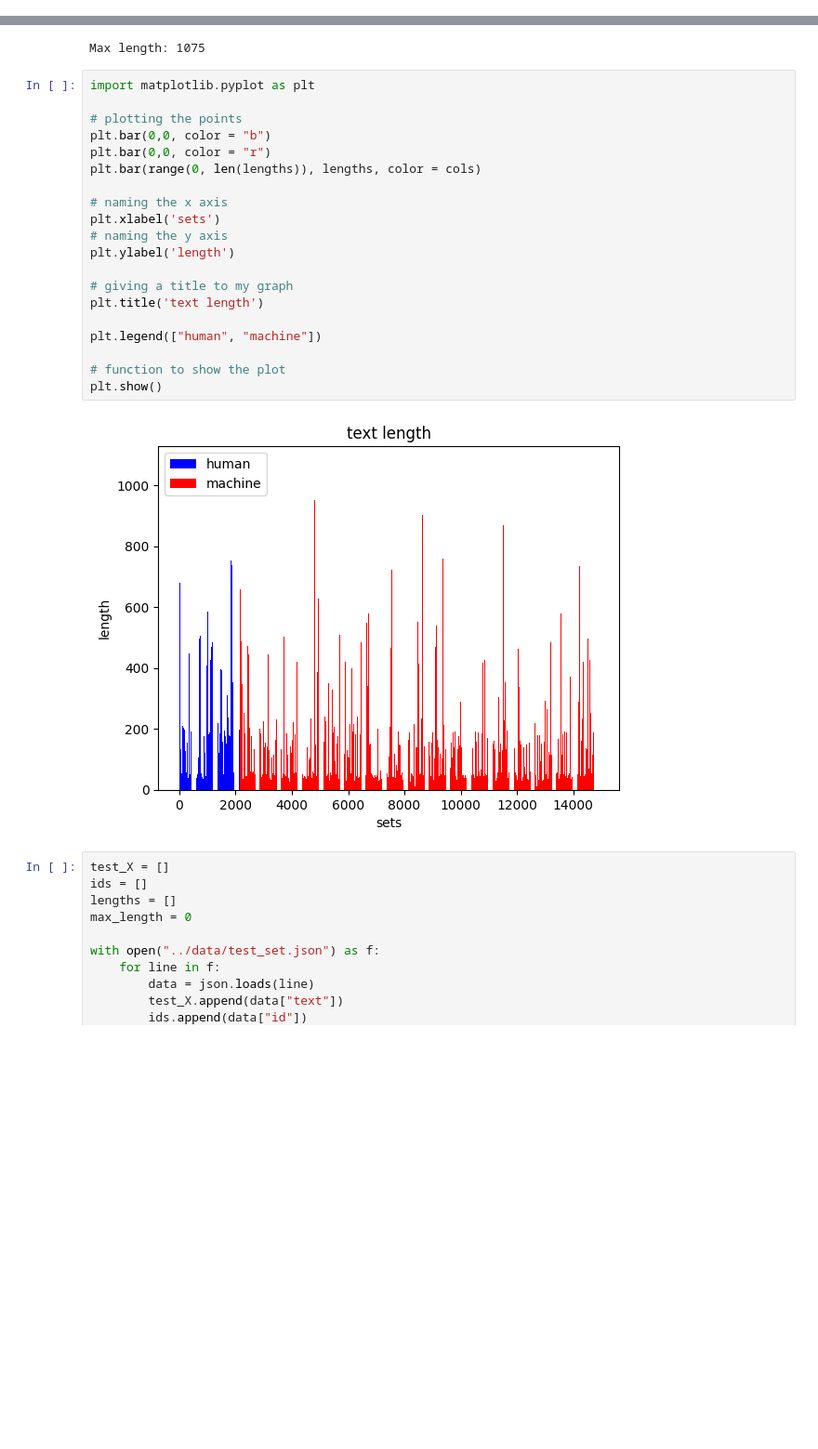
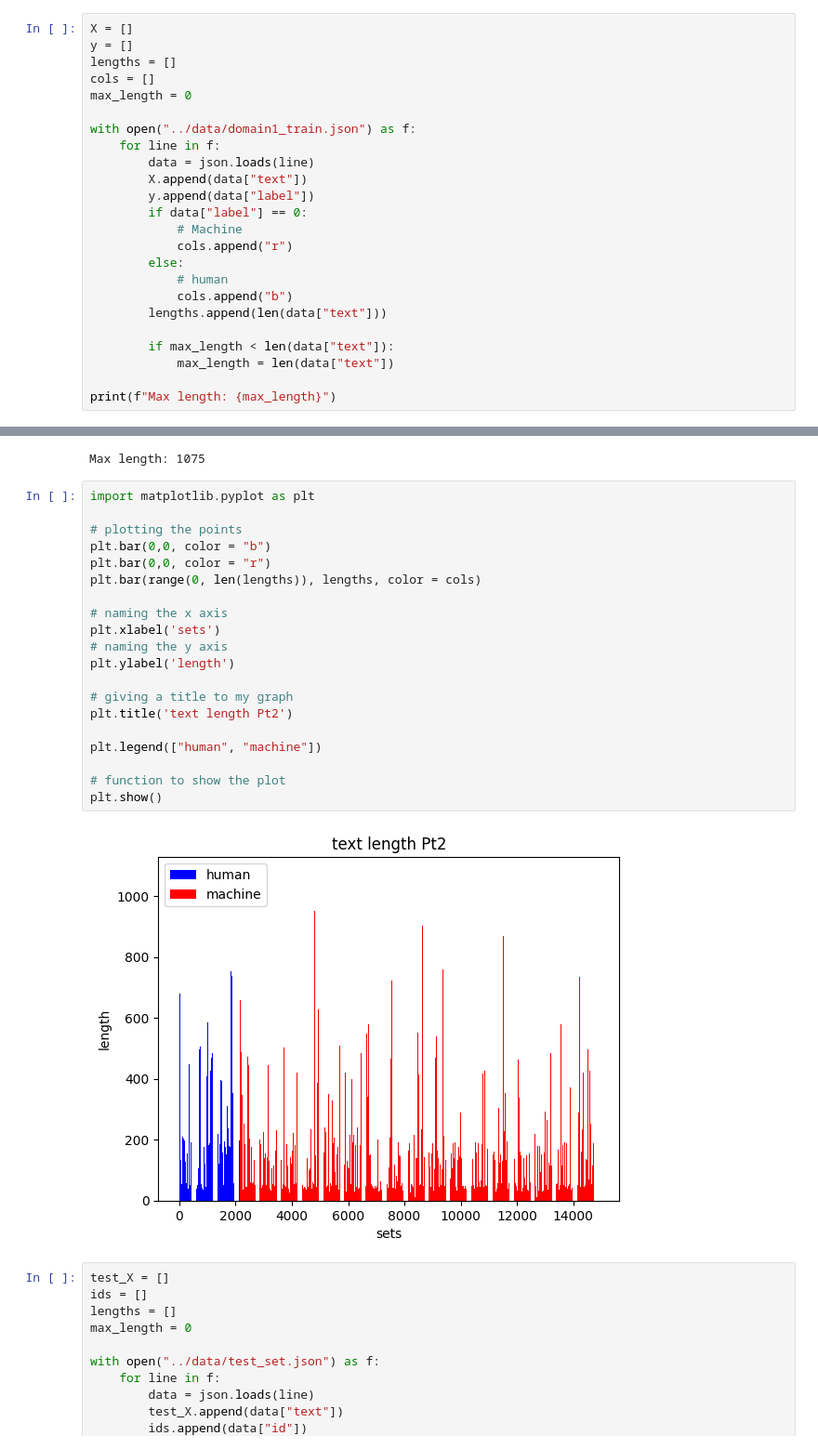
Before and after one commit to hoapple/machine_write_detection, a Jupyter notebook: notebook/read_data.ipynb, the cells around one changed output, grey strips where cells are left out. Shown at 93% size. Cells and saved outputs as stored; diff of their text form; blank space fills up the shorter version.

```diff
--- a/notebook/read_data.ipynb
+++ b/notebook/read_data.ipynb
@@ -1,2 +1,26 @@
 # %%
 import json
+# %%
+X = []
+y = []
+lengths = []
+cols = []
+max_length = 0
+
+with open("../data/domain1_train.json") as f:
+    for line in f:
+        data = json.loads(line)
+        X.append(data["text"])
+        y.append(data["label"])
+        if data["label"] == 0:
+            # Machine
+            cols.append("r")
+        else:
+            # human
+            cols.append("b")
+        lengths.append(len(data["text"]))
+
+        if max_length < len(data["text"]):
+            max_length = len(data["text"])
+
+print(f"Max length: {max_length}")
@@ -29,25 +77,25 @@ Max length: 1075
 # %%
 import matplotlib.pyplot as plt
 
 # plotting the points
 plt.bar(0,0, color = "b")
 plt.bar(0,0, color = "r")
 plt.bar(range(0, len(lengths)), lengths, color = cols)
 
 # naming the x axis
 plt.xlabel('sets')
 # naming the y axis
 plt.ylabel('length')
 
 # giving a title to my graph
-plt.title('text length')
+plt.title('text length Pt2')
 
 plt.legend(["human", "machine"])
 
 # function to show the plot
 plt.show()
 # %% [output]
-[figure, old version]
+[figure, new version]
 # %%
 test_X = []
 ids = []
```
Also changed, not shown: parts of 2 cells of this notebook, 1 other file.
